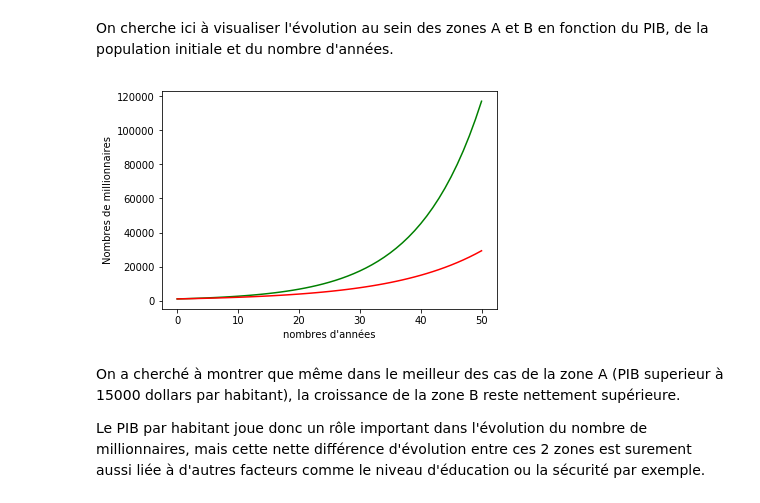
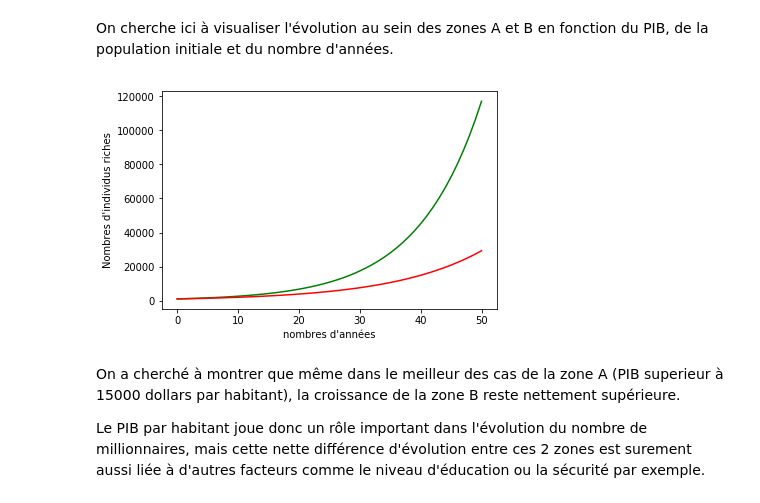
Before and after one commit to Nathceylon/ARE, a Jupyter notebook: notebookARE.ipynb, the cells around one changed output. Saved outputs shown, nothing was run; the diff lists cells and outputs as text; code cells hidden in the pictures.

```diff
--- a/notebookARE.ipynb
+++ b/notebookARE.ipynb
@@ -94,28 +92,28 @@ On cherche ici à visualiser l'évolution au sein des zones A et B en fonction d
 # %%
 import numpy as np
 import matplotlib.pyplot as plt
 
 #PIB : int
 PIB = 19000
 #pop_init : int
 pop_init = 1000
 
 
 #A : list[int]
 A = var_A(PIB, pop_init, 50)
 
 #B : list[int]
 B = var_B(pop_init, 50)
 
 plt.figure()
 plt.plot(B, "g")
 plt.plot(A, "r")
-plt.ylabel("Nombres de millionnaires")
+plt.ylabel("Nombres d'individus riches")
 plt.xlabel("nombres d'années")
 
 plt.show()
 # %% [output]
-[figure, old version]
+[figure, new version]
 # %% [markdown]
 On a cherché à montrer que même dans le meilleur des cas de la zone A (PIB superieur à 15000 dollars par habitant), la croissance de la zone B reste nettement supérieure.
 
```
Also changed, not shown: parts of 12 cells of this notebook.
